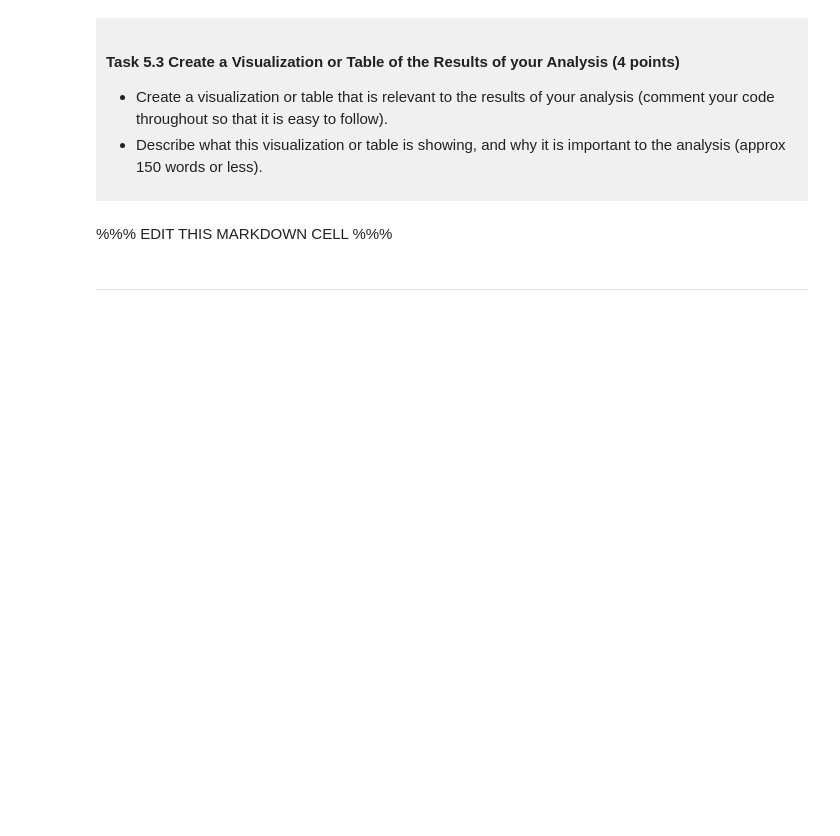
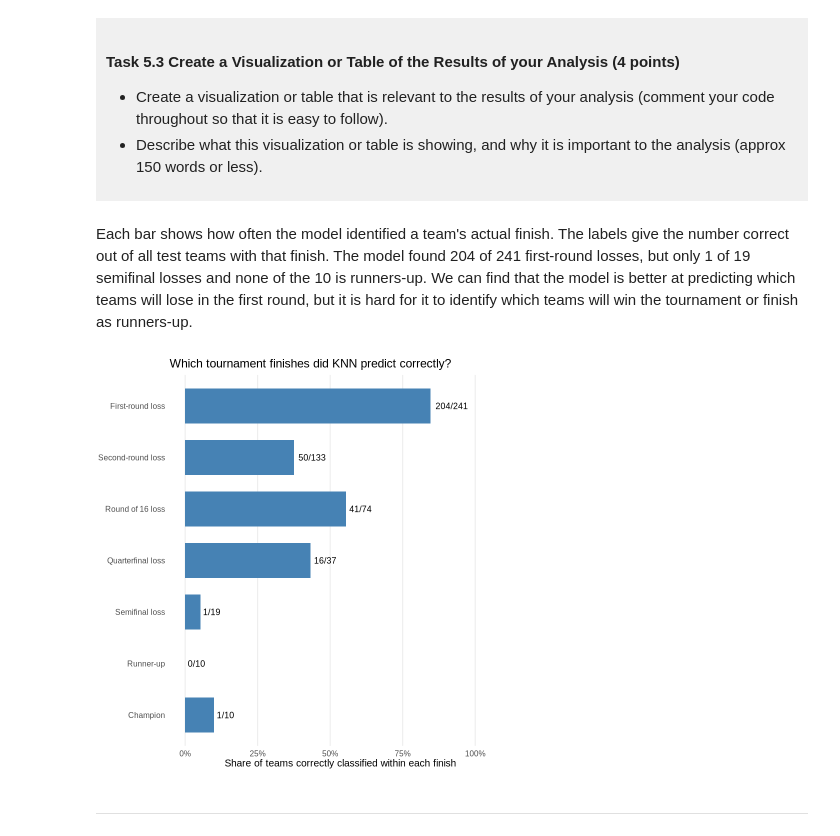
Before and after one commit to jinyichen616-lab/dsci-100-project-Yichen-Jin, a Jupyter notebook: dsci-100-project-notebook.ipynb, the cells around one changed output. Cells and saved outputs as stored; diff of their text form; code cells hidden in the pictures; blank space fills up the shorter version.

```diff
--- a/dsci-100-project-notebook.ipynb
+++ b/dsci-100-project-notebook.ipynb
@@ -475,4 +466,22 @@ This is a *draft*, we require a commit at this stage but it does not need to be
 
 </div>
 # %%
-### EDIT THIS CODE CELL ###
+library(tidymodels)
+
+model_data <- womens_tidy |>
+filter(seed != 0) |>  # Seed 0 identified opening-round entrants in 1983. Drop the now-empty outcome level.
+mutate(tourney_finish = factor(as.character(tourney_finish), levels = finish_order) |> droplevels())
+
+# Fix the random seed so re-running this cell produces the same split and folds.
+set.seed(10084903)
+# Sample about 75% of each finish category for training. pool = 0 keeps rare finishes
+tournament_split <- initial_split(model_data, prop = 0.75, strata = tourney_finish, pool = 0)
+train_teams <- training(tournament_split)
+test_teams <- testing(tournament_split)
+
+# Split only the training teams into five folds. Each fold serves once as validation
+training_folds <- vfold_cv(train_teams, v = 5, strata = tourney_finish, pool = 0)
+
+# Check how many team appearances entered each set and how many finishes remain.
+tibble(eligible = nrow(model_data), training = nrow(train_teams),
+       testing = nrow(test_teams), finish_categories = nlevels(model_data$tourney_finish))
@@ -478,0 +546,8 @@ This is a *draft*, we require a commit at this stage but it does not need to be
+# %%
+final_fit <- finalize_workflow(knn_workflow, best_k) |>
+fit(data = train_teams)
+
+test_results <- predict(final_fit, new_data = test_teams) |> # Predict each test team's finish using its seed and regional win percentage.
+bind_cols(test_teams |> select(tourney_finish))
+
+head(test_results)
@@ -487,9 +572,27 @@ This is a *draft*, we require a commit at this stage but it does not need to be
 
 </div>
 # %% [markdown]
-%%% EDIT THIS MARKDOWN CELL %%%
+Each bar shows how often the model identified a team's actual finish. The labels give the number correct out of all test teams with that finish. The model found 204 of 241 first-round losses, but only 1 of 19 semifinal losses and none of the 10 is runners-up.
+We can find that the model is better at predicting which teams will lose in the first round, but it is hard for it to identify which teams will win the tournament or finish as runners-up.
 # %%
-### EDIT THIS CODE CELL ###
+# Calculate the predicted fraction.
+finish_recall <- test_results |>
+group_by(tourney_finish) |>
+summarize(teams = n(), correct = sum(.pred_class == tourney_finish),
+          recall = correct / teams, .groups = "drop")
+
+recall_plot <- ggplot(finish_recall, aes(x = recall, y = tourney_finish)) +
+geom_col(fill = "steelblue", width = 0.68) +
+geom_text(aes(label = paste0(correct, "/", teams)), hjust = -0.15, size = 3.7) +
+scale_y_discrete(limits = rev(levels(train_teams$tourney_finish)), labels = finish_labels) +
+scale_x_continuous(labels = scales::label_percent(accuracy = 1),
+                   breaks = seq(0, 1, 0.25), limits = c(0, 1.07)) +
+labs(title = "Which tournament finishes did KNN predict correctly?", x = "Share of teams correctly classified within each finish", y = NULL) +
+theme_minimal(base_size = 12) +
+theme(panel.grid.major.y = element_blank(), panel.grid.minor = element_blank())
+recall_plot
+# %% [output]
+[figure, added]
 # %% [markdown]
 -----
 # %% [markdown]
```
Also changed, not shown: parts of 6 cells of this notebook.
